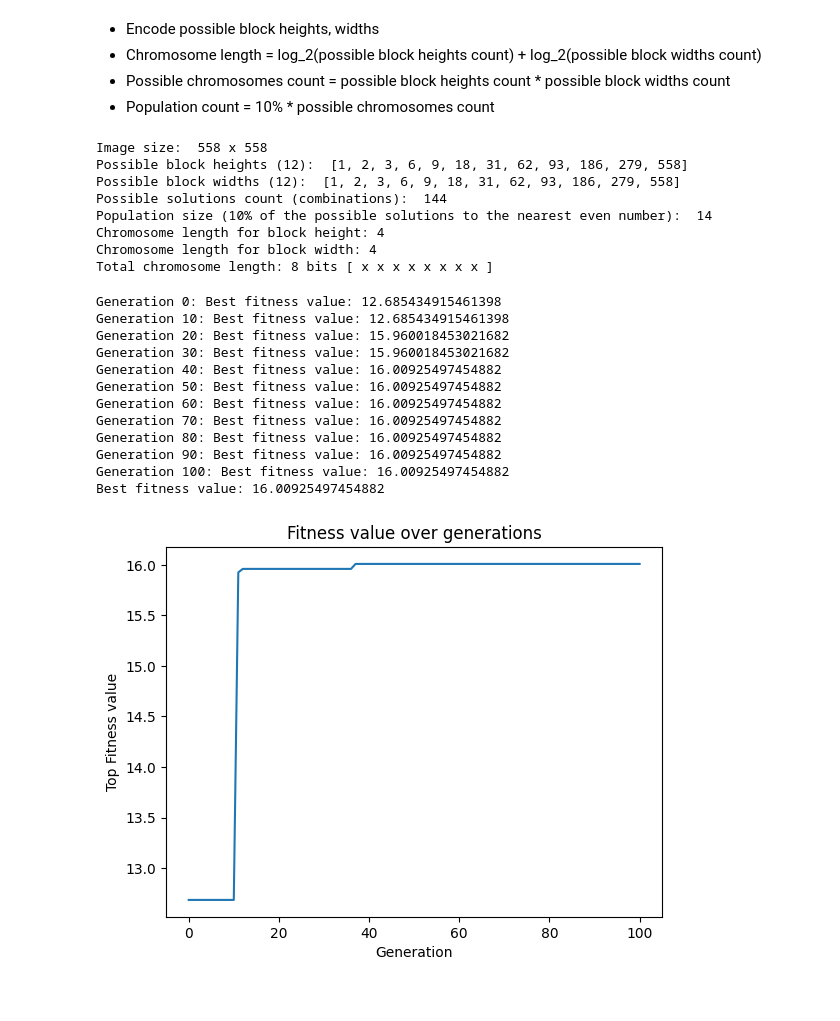
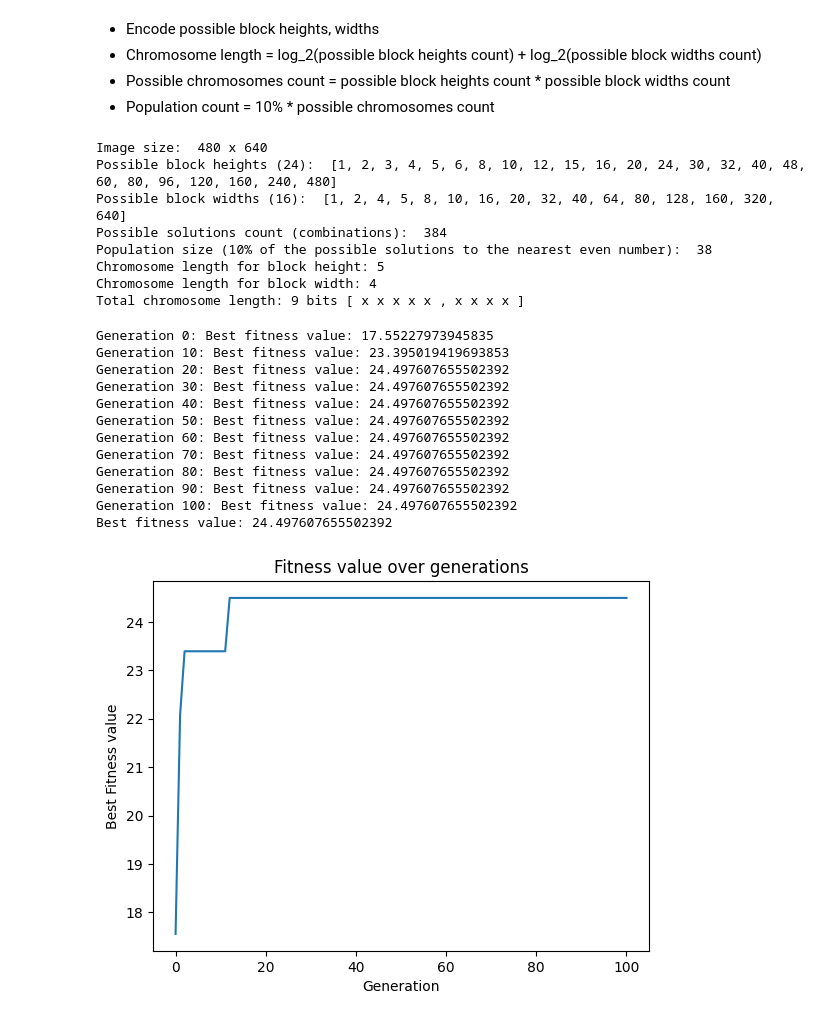
Before and after one commit to youssefg7/GeneticAlgorithmCAC, a Jupyter notebook: cac.ipynb, the cells around one changed output. Saved outputs shown, nothing was run; the diff lists cells and outputs as text; code cells hidden in the pictures.

```diff
--- a/cac.ipynb
+++ b/cac.ipynb
@@ -58,16 +58,16 @@ print("Population size (10% of the possible solutions to the nearest even number
 
 print(f"Chromosome length for block height: {block_height_chromosome_length}")
 print(f"Chromosome length for block width: {block_width_chromosome_length}")
-print(f"Total chromosome length: {block_height_chromosome_length + block_width_chromosome_length} bits [{' x'*(block_height_chromosome_length+block_width_chromosome_length)} ]")
+print(f"Total chromosome length: {block_height_chromosome_length + block_width_chromosome_length} bits [{' x' * block_height_chromosome_length} , {'x ' * block_width_chromosome_length}]")
 # %% [output]
-Image size:  558 x 558
-Possible block heights (12):  [1, 2, 3, 6, 9, 18, 31, 62, 93, 186, 279, 558]
-Possible block widths (12):  [1, 2, 3, 6, 9, 18, 31, 62, 93, 186, 279, 558]
-Possible solutions count (combinations):  144
-Population size (10% of the possible solutions to the nearest even number):  14
-Chromosome length for block height: 4
+Image size:  480 x 640
+Possible block heights (24):  [1, 2, 3, 4, 5, 6, 8, 10, 12, 15, 16, 20, 24, 30, 32, 40, 48, 60, 80, 96, 120, 160, 240, 480]
+Possible block widths (16):  [1, 2, 4, 5, 8, 10, 16, 20, 32, 40, 64, 80, 128, 160, 320, 640]
+Possible solutions count (combinations):  384
+Population size (10% of the possible solutions to the nearest even number):  38
+Chromosome length for block height: 5
 Chromosome length for block width: 4
-Total chromosome length: 8 bits [ x x x x x x x x ]
+Total chromosome length: 9 bits [ x x x x x , x x x x ]
 # %%
 NUM_GENERATIONS = 100
 best_fitness_values = []
@@ -104,33 +104,33 @@ for i in range(NUM_GENERATIONS+1):
     if fitness_values[0] > best_fitness_value:
         best_fitness_value = fitness_values[0]
         best_chromosome = top_half_population[0]
-    height_index = binaryToDecimal(best_chromosome[block_width_chromosome_length:])
-    width_index = binaryToDecimal(best_chromosome[:block_width_chromosome_length])
-    best_block_size = [possible_block_heights[height_index], possible_block_widths[width_index]]
-    best_block_sizes.append(best_block_size)
+        height_index = binaryToDecimal(best_chromosome[:block_height_chromosome_length])
+        width_index = binaryToDecimal(best_chromosome[block_height_chromosome_length:])
+        best_block_size = [possible_block_heights[height_index], possible_block_widths[width_index]]
+        best_block_sizes.append(best_block_size)
 
 print(f"Best fitness value: {best_fitness_value}")
 # %% [output]
-Generation 0: Best fitness value: 12.685434915461398
-Generation 10: Best fitness value: 12.685434915461398
-Generation 20: Best fitness value: 15.960018453021682
-Generation 30: Best fitness value: 15.960018453021682
-Generation 40: Best fitness value: 16.00925497454882
-Generation 50: Best fitness value: 16.00925497454882
-Generation 60: Best fitness value: 16.00925497454882
-Generation 70: Best fitness value: 16.00925497454882
-Generation 80: Best fitness value: 16.00925497454882
-Generation 90: Best fitness value: 16.00925497454882
-Generation 100: Best fitness value: 16.00925497454882
-Best fitness value: 16.00925497454882
+Generation 0: Best fitness value: 17.55227973945835
+Generation 10: Best fitness value: 23.395019419693853
+Generation 20: Best fitness value: 24.497607655502392
+Generation 30: Best fitness value: 24.497607655502392
+Generation 40: Best fitness value: 24.497607655502392
+Generation 50: Best fitness value: 24.497607655502392
+Generation 60: Best fitness value: 24.497607655502392
+Generation 70: Best fitness value: 24.497607655502392
+Generation 80: Best fitness value: 24.497607655502392
+Generation 90: Best fitness value: 24.497607655502392
+Generation 100: Best fitness value: 24.497607655502392
+Best fitness value: 24.497607655502392
 # %%
 plt.plot(best_fitness_values)
 plt.xlabel('Generation')
-plt.ylabel('Top Fitness value')
+plt.ylabel('Best Fitness value')
 plt.title('Fitness value over generations')
 plt.show()
 # %% [output]
-[figure, old version]
+[figure, new version]
 # %%
 print(f"Best block size: {best_block_size}")
 
```
Also changed, not shown: parts of 2 cells of this notebook.
